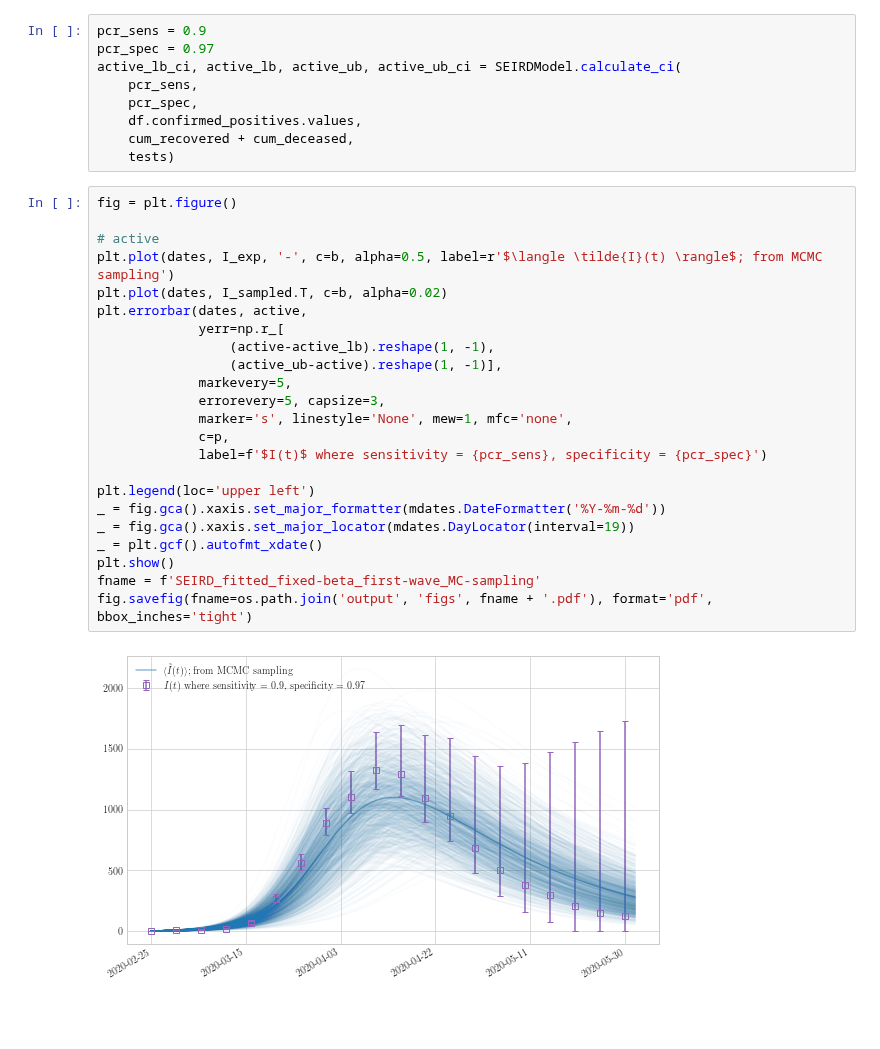
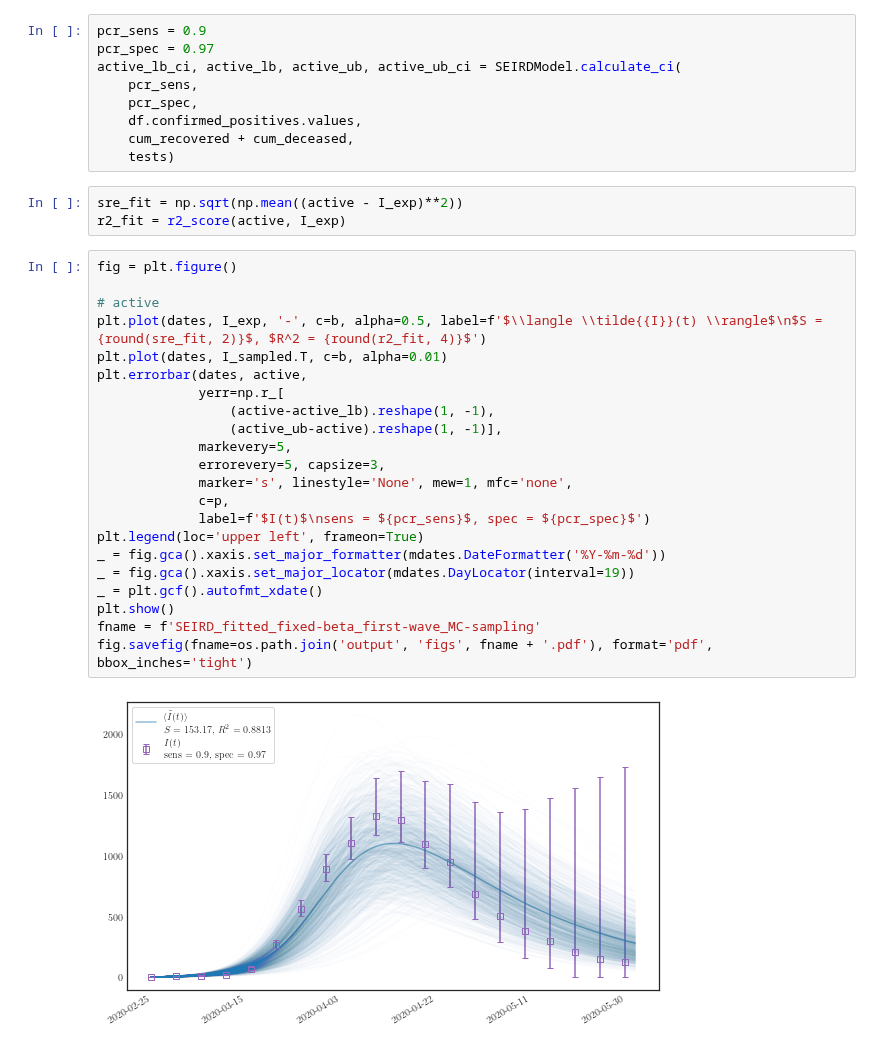
Before and after one commit to akapet00/covid-19-modelling-croatia, a Jupyter notebook: notebooks/05-SEIRD-Monte-Carlo.ipynb, the cells around one changed output. Cells and saved outputs as stored; diff of their text form; blank space fills up the shorter version.

```diff
--- a/notebooks/05-SEIRD-Monte-Carlo.ipynb
+++ b/notebooks/05-SEIRD-Monte-Carlo.ipynb
@@ -136,28 +137,30 @@ active_lb_ci, active_lb, active_ub, active_ub_ci = SEIRDModel.calculate_ci(
     df.confirmed_positives.values,
     cum_recovered + cum_deceased,
     tests)
+# %%
+sre_fit = np.sqrt(np.mean((active - I_exp)**2))
+r2_fit = r2_score(active, I_exp)
 # %%
 fig = plt.figure()
 
 # active
-plt.plot(dates, I_exp, '-', c=b, alpha=0.5, label=r'$\langle \tilde{I}(t) \rangle$; from MCMC sampling')
-plt.plot(dates, I_sampled.T, c=b, alpha=0.02)
+plt.plot(dates, I_exp, '-', c=b, alpha=0.5, label=f'$\\langle \\tilde{{I}}(t) \\rangle$\n$S = {round(sre_fit, 2)}$, $R^2 = {round(r2_fit, 4)}$')
+plt.plot(dates, I_sampled.T, c=b, alpha=0.01)
 plt.errorbar(dates, active,
              yerr=np.r_[
                  (active-active_lb).reshape(1, -1),
                  (active_ub-active).reshape(1, -1)],
              markevery=5,
              errorevery=5, capsize=3,
              marker='s', linestyle='None', mew=1, mfc='none',
              c=p,
-             label=f'$I(t)$ where sensitivity = {pcr_sens}, specificity = {pcr_spec}')
-
-plt.legend(loc='upper left')
+             label=f'$I(t)$\nsens = ${pcr_sens}$, spec = ${pcr_spec}$')
+plt.legend(loc='upper left', frameon=True)
 _ = fig.gca().xaxis.set_major_formatter(mdates.DateFormatter('%Y-%m-%d'))
 _ = fig.gca().xaxis.set_major_locator(mdates.DayLocator(interval=19))
 _ = plt.gcf().autofmt_xdate()
 plt.show()
 fname = f'SEIRD_fitted_fixed-beta_first-wave_MC-sampling'
 fig.savefig(fname=os.path.join('output', 'figs', fname + '.pdf'), format='pdf', bbox_inches='tight')
 # %% [output]
-[figure, old version]
+[figure, new version]
```
Also changed, not shown: parts of 3 cells of this notebook, 10 other files.
